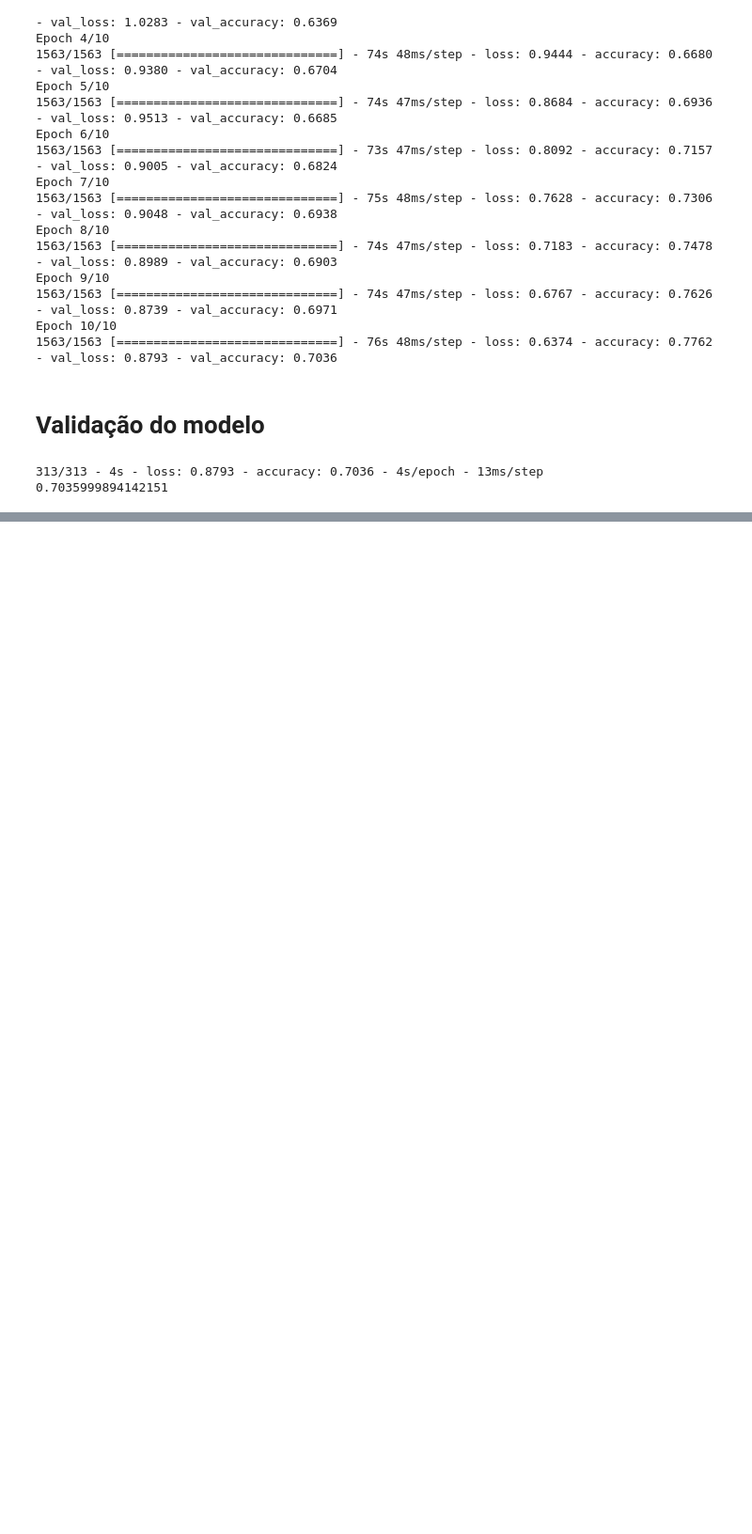
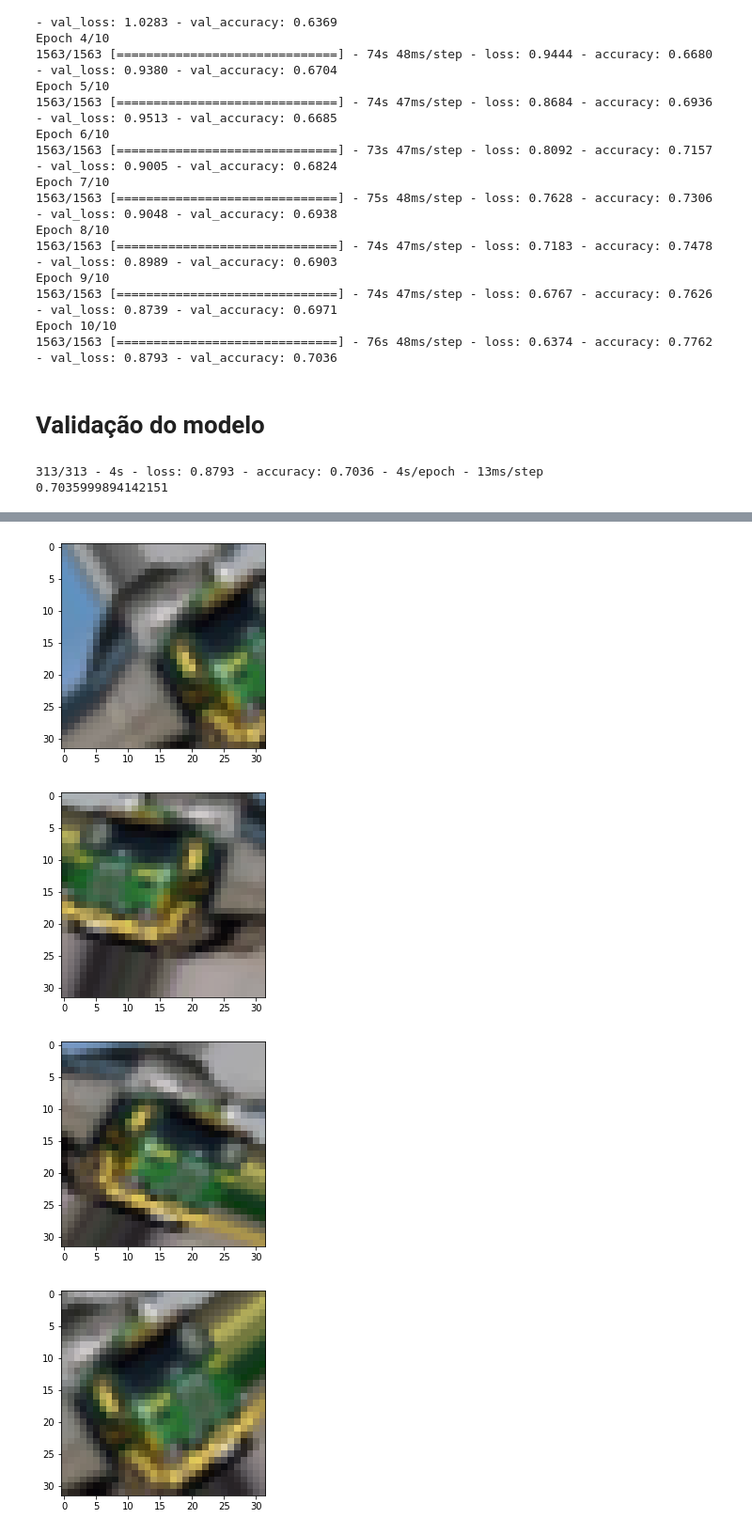
Before and after one commit to EmidioLP/Freecodecamp, a Jupyter notebook: Notebooks/Machine Learning with Python/Visao_Computacional.ipynb, the cells around one changed output, grey strips where cells are left out. Shown: that part at 94% size. Saved outputs shown, nothing was run; the diff lists cells and outputs as text; code cells hidden in the pictures; blank space fills up the shorter version.

```diff
--- a/Notebooks/Machine Learning with Python/Visao_Computacional.ipynb
+++ b/Notebooks/Machine Learning with Python/Visao_Computacional.ipynb
@@ -184,0 +191,34 @@ print(test_acc)
+# %%
+from keras.preprocessing import image
+from keras.preprocessing.image import ImageDataGenerator
+
+#Cria um objeto 'data generator' que transforma imagens
+datagen = ImageDataGenerator(
+    rotation_range=40,
+    width_shift_range=0.2,
+    height_shift_range=0.2,
+    shear_range=0.2,
+    zoom_range=0.2,
+    horizontal_flip=True,
+    fill_mode='nearest')
+
+#Seleciona uma imagem para transformar
+test_img = train_images[14]
+img = image.img_to_array(test_img) #Converte a imagem para um array numpy
+img = img.reshape((1,) + img.shape)
+
+i=0
+
+for batch in datagen.flow(img, save_prefix='test', save_format='jpeg'): #Esse loop rodar eternamente até darmos um break, salvando imagens
+  plt.figure(i)
+  plot = plt.imshow(image.img_to_array(batch[0]))
+  i +=1
+  if i>4: #Mostra quatro imagens
+    break
+
+plt.show()
+# %% [output]
+[figure, added]
+[figure, added]
+[figure, added]
+[figure, added]
```
Also changed, not shown: parts of 2 cells of this notebook.
